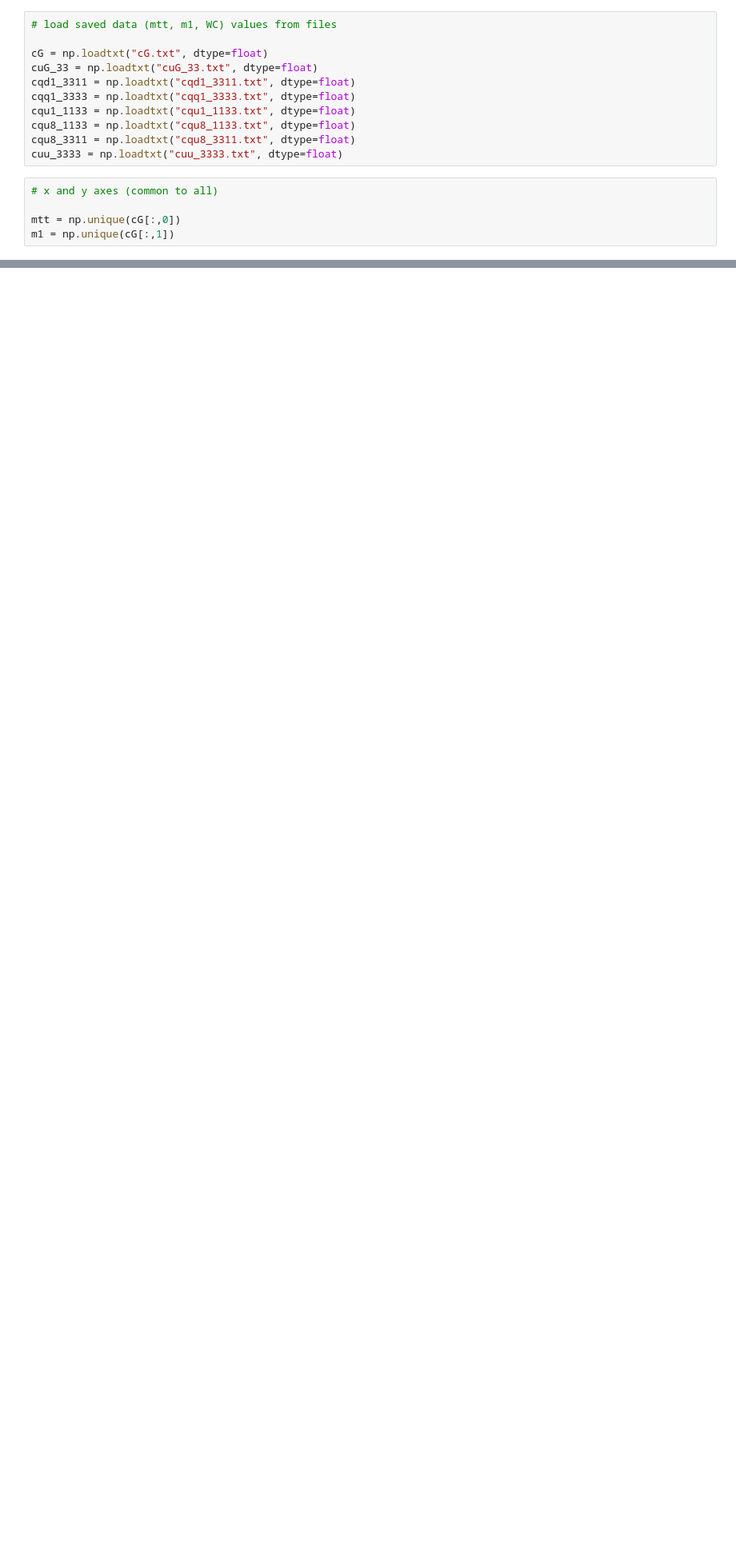
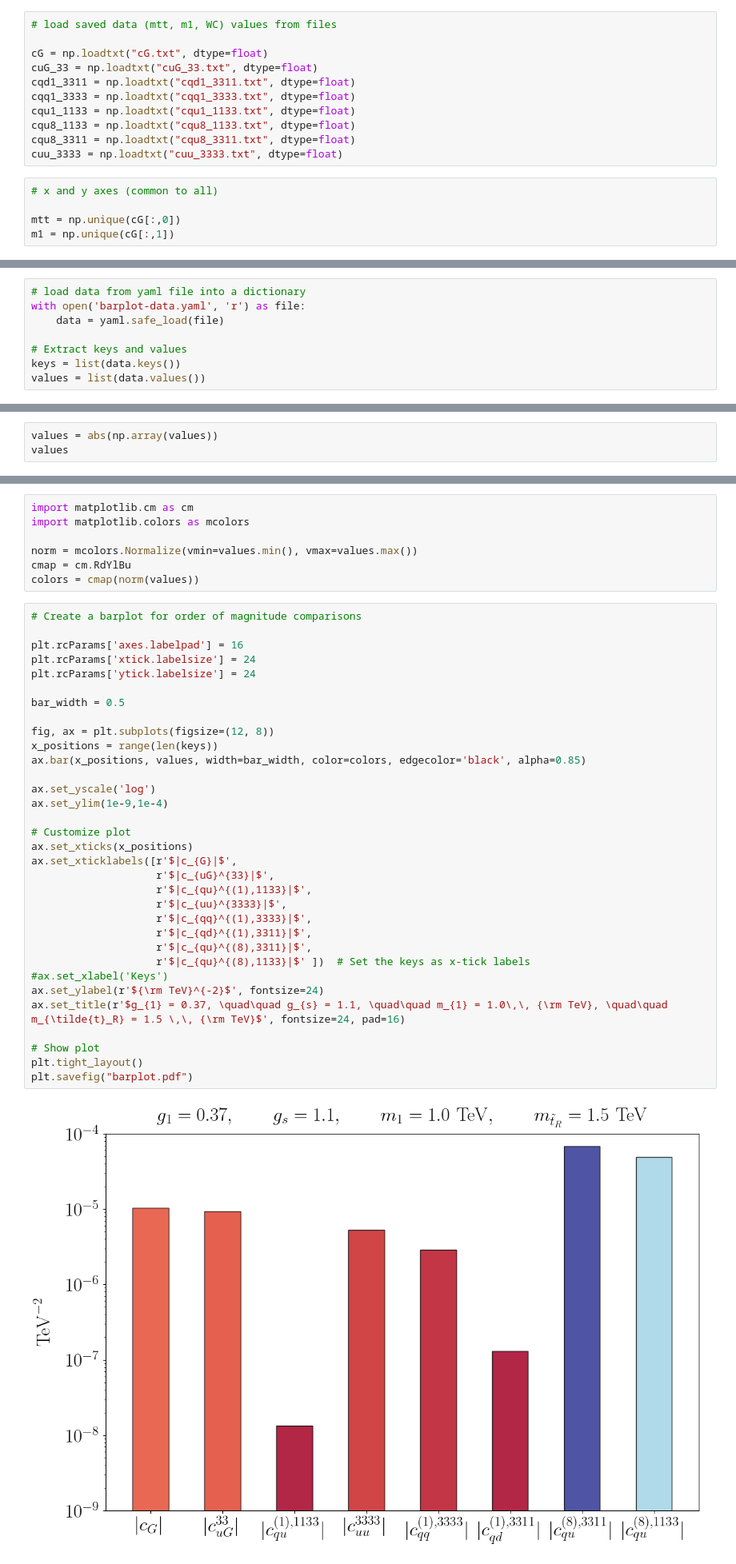
Before and after one commit to BSM-EFT/OperatorToCpp, a Jupyter notebook: plots/plots.ipynb, the cells around one changed output, grey strips where cells are left out. Shown: that part at 80% size. Saved outputs shown, nothing was run; the diff lists cells and outputs as text; blank space fills up the shorter version.

```diff
--- a/plots/plots.ipynb
+++ b/plots/plots.ipynb
@@ -66,0 +70,8 @@ plot_fn_2d(abs(cuu_3333[:,2]), r'$|c_{uu}^{3333}|$ (TeV${}^{-2}$)', "cuu_3333.pd
+# %%
+# load data from yaml file into a dictionary
+with open('barplot-data.yaml', 'r') as file:
+    data = yaml.safe_load(file)
+
+# Extract keys and values
+keys = list(data.keys())
+values = list(data.values())
@@ -66,0 +90,3 @@ plot_fn_2d(abs(cuu_3333[:,2]), r'$|c_{uu}^{3333}|$ (TeV${}^{-2}$)', "cuu_3333.pd
+# %%
+values = abs(np.array(values))
+values
@@ -66,0 +96,42 @@ plot_fn_2d(abs(cuu_3333[:,2]), r'$|c_{uu}^{3333}|$ (TeV${}^{-2}$)', "cuu_3333.pd
+# %%
+import matplotlib.cm as cm
+import matplotlib.colors as mcolors
+
+norm = mcolors.Normalize(vmin=values.min(), vmax=values.max())
+cmap = cm.RdYlBu
+colors = cmap(norm(values))
+# %%
+# Create a barplot for order of magnitude comparisons
+
+plt.rcParams['axes.labelpad'] = 16
+plt.rcParams['xtick.labelsize'] = 24
+plt.rcParams['ytick.labelsize'] = 24
+
+bar_width = 0.5
+
+fig, ax = plt.subplots(figsize=(12, 8))
+x_positions = range(len(keys))
+ax.bar(x_positions, values, width=bar_width, color=colors, edgecolor='black', alpha=0.85)
+
+ax.set_yscale('log')
+ax.set_ylim(1e-9,1e-4)
+
+# Customize plot
+ax.set_xticks(x_positions)
+ax.set_xticklabels([r'$|c_{G}|$',
+                    r'$|c_{uG}^{33}|$',
+                    r'$|c_{qu}^{(1),1133}|$',
+                    r'$|c_{uu}^{3333}|$',
+                    r'$|c_{qq}^{(1),3333}|$',
+                    r'$|c_{qd}^{(1),3311}|$',
+                    r'$|c_{qu}^{(8),3311}|$',
+                    r'$|c_{qu}^{(8),1133}|$' ])  # Set the keys as x-tick labels
+#ax.set_xlabel('Keys')
+ax.set_ylabel(r'${\rm TeV}^{-2}$', fontsize=24)
+ax.set_title(r'$g_{1} = 0.37, \quad\quad g_{s} = 1.1, \quad\quad m_{1} = 1.0\,\, {\rm TeV}, \quad\quad m_{\tilde{t}_R} = 1.5 \,\, {\rm TeV}$', fontsize=24, pad=16)
+
+# Show plot
+plt.tight_layout()
+plt.savefig("barplot.pdf")
+# %% [output]
+[figure, added]
```
Also changed, not shown: parts of 6 cells of this notebook, 7 other files.
